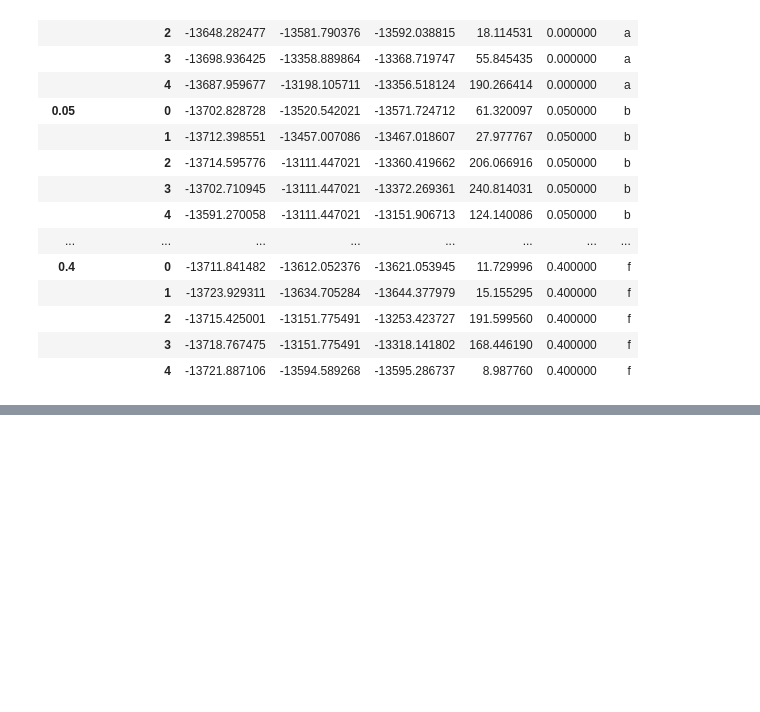
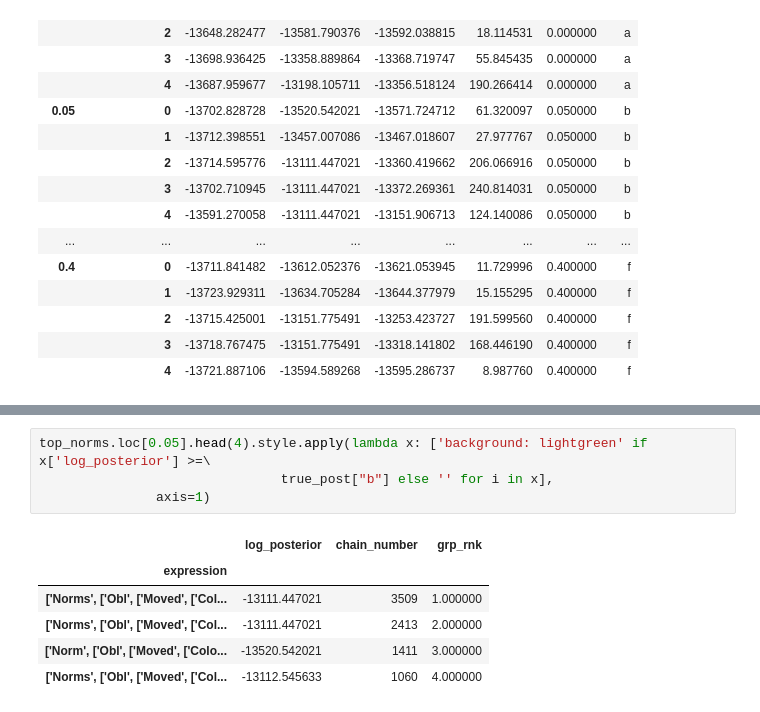
Before and after one commit to ashish1610dhiman/learning_norms_with_mcmc_from_pcfg_IJCAI21, a Jupyter notebook: notebooks/1.1_nc_exp1.ipynb, the cells around one changed output, grey strips where cells are left out. Saved outputs shown, nothing was run; the diff lists cells and outputs as text; blank space fills up the shorter version.

```diff
--- a/notebooks/1.1_nc_exp1.ipynb
+++ b/notebooks/1.1_nc_exp1.ipynb
@@ -178,0 +204,11 @@ grouped.index[0][0]
+# %%
+top_norms.loc[0.05].head(4).style.apply(lambda x: ['background: lightgreen' if x['log_posterior'] >=\
+                               true_post["b"] else '' for i in x],
+               axis=1)
+# %% [output]
+|  | log_posterior | chain_number | grp_rnk |
+| expression |  |  |  |
+| ['Norms', ['Obl', ['Moved', ['Col... | -13111.447021 | 3509 | 1.000000 |
+| ['Norms', ['Obl', ['Moved', ['Col... | -13111.447021 | 2413 | 2.000000 |
+| ['Norm', ['Obl', ['Moved', ['Colo... | -13520.542021 | 1411 | 3.000000 |
+| ['Norms', ['Obl', ['Moved', ['Col... | -13112.545633 | 1060 | 4.000000 |
```
Also changed, not shown: parts of 8 cells of this notebook.
